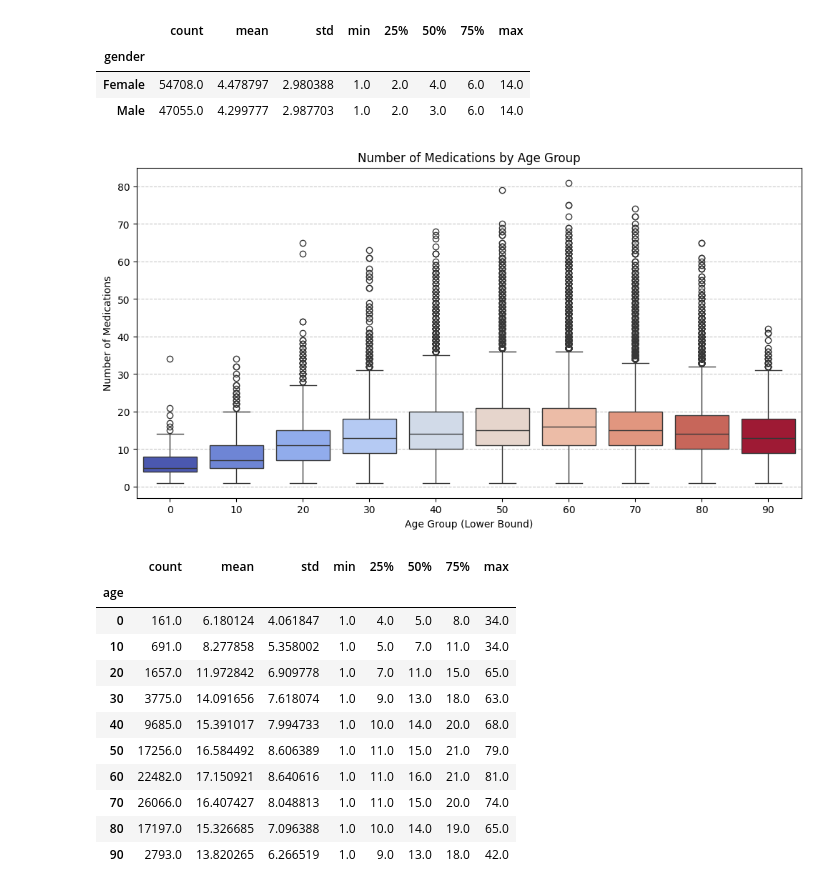
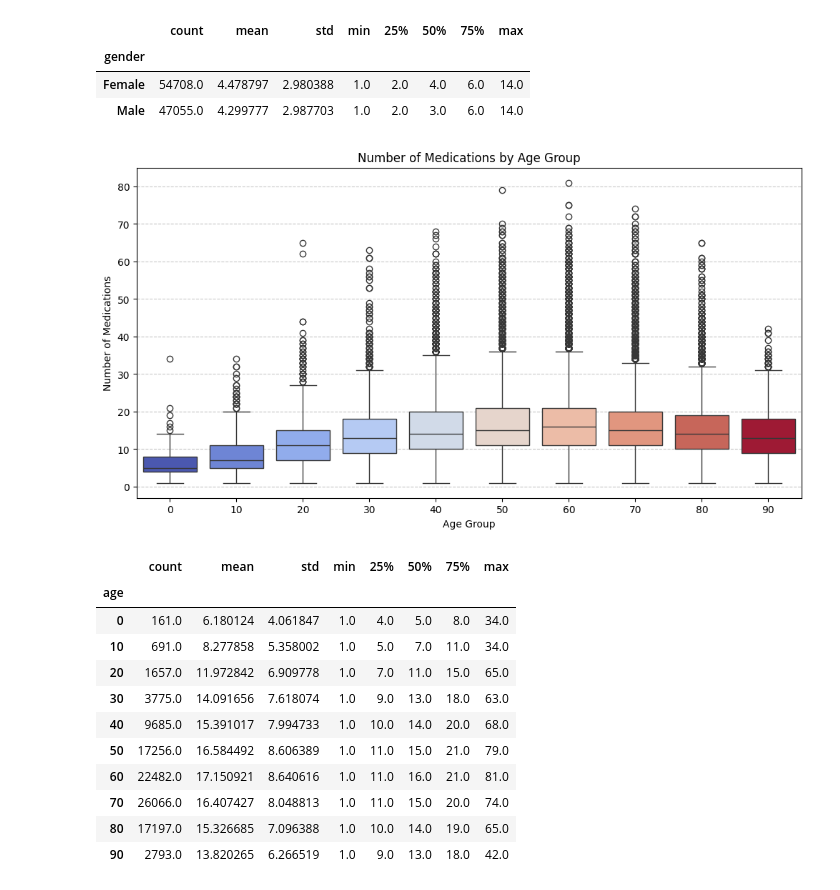
Before and after one commit to ibarcomb/LGA-Course, a Jupyter notebook: Diabetes.ipynb, the cells around one changed output. Cells and saved outputs as stored; diff of their text form; code cells hidden in the pictures.

```diff
--- a/Diabetes.ipynb
+++ b/Diabetes.ipynb
@@ -73,25 +73,25 @@ stats
 # %%
 #Cleaning: Ensure valid age entries and extract numerical ranges.
 df_cleaned_age = df_cleaned.copy()
 df_cleaned_age['age'] = df_cleaned_age['age'].str.extract('(\d+)-(\d+)')[0].astype(int)
 
 #Descriptive statistics for number of medications by age group.
 stats_age = df_cleaned_age.groupby('age')['num_medications'].describe()
 
 #Visualization: Number of medications by age group.
 plt.figure(figsize=(12,6))
 sns.boxplot(x='age', y='num_medications', data=df_cleaned_age, hue="age", palette="coolwarm", legend=False)
 plt.title('Number of Medications by Age Group')
-plt.xlabel('Age Group (Lower Bound)')
+plt.xlabel('Age Group')
 plt.ylabel('Number of Medications')
 plt.grid(axis='y', linestyle='--', alpha=0.7)
 plt.show()
 
 stats_age
 
 #Summary: Data suggests that medication needs increase with age until around 60-70 years, after which they tend to stabilize or decrease slightly.
 # %% [output]
-[figure, old version]
+[figure, new version]
 |  | count | mean | std | min | 25% | 50% | 75% | max |
 | age |  |  |  |  |  |  |  |  |
 | 0 | 161.0 | 6.180124 | 4.061847 | 1.0 | 4.0 | 5.0 | 8.0 | 34.0 |
```
